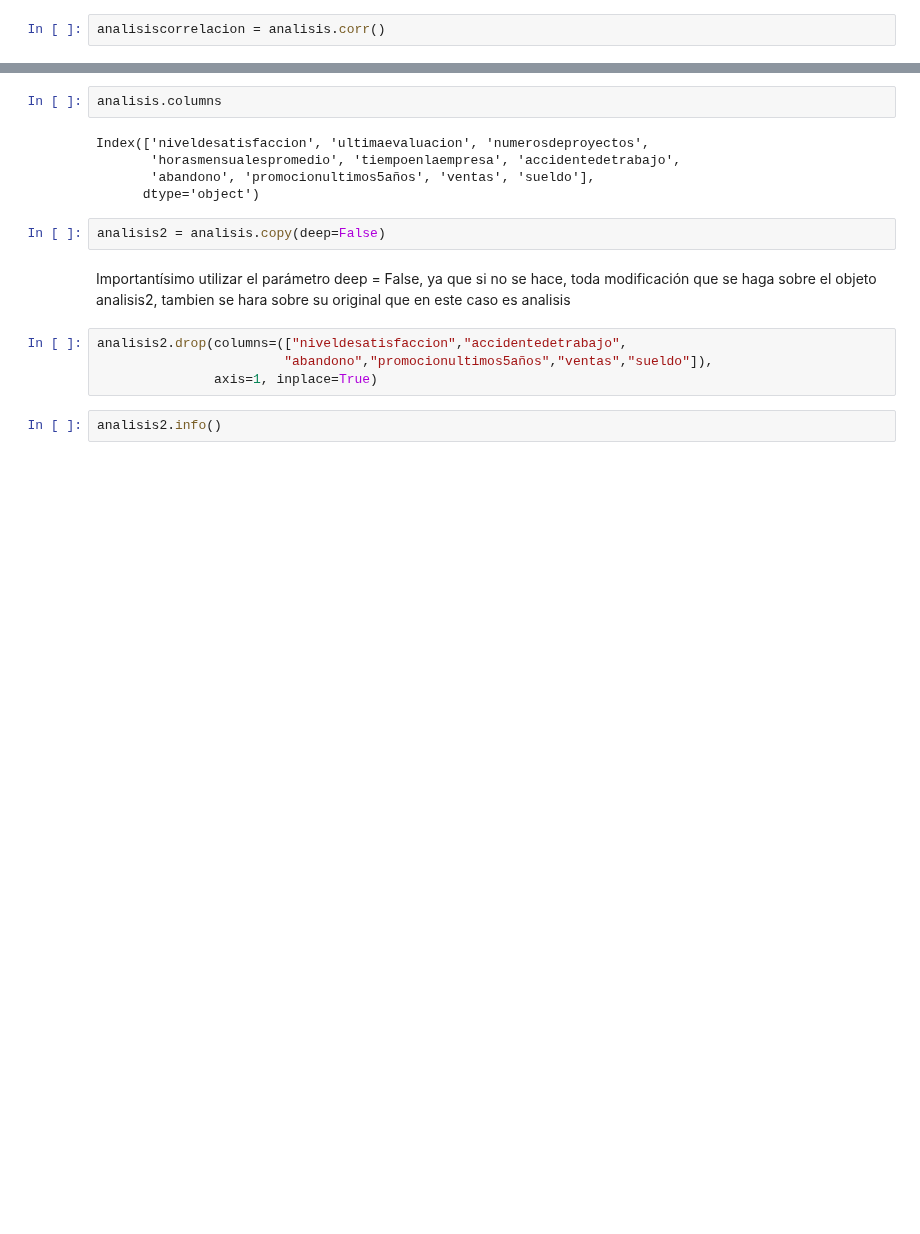
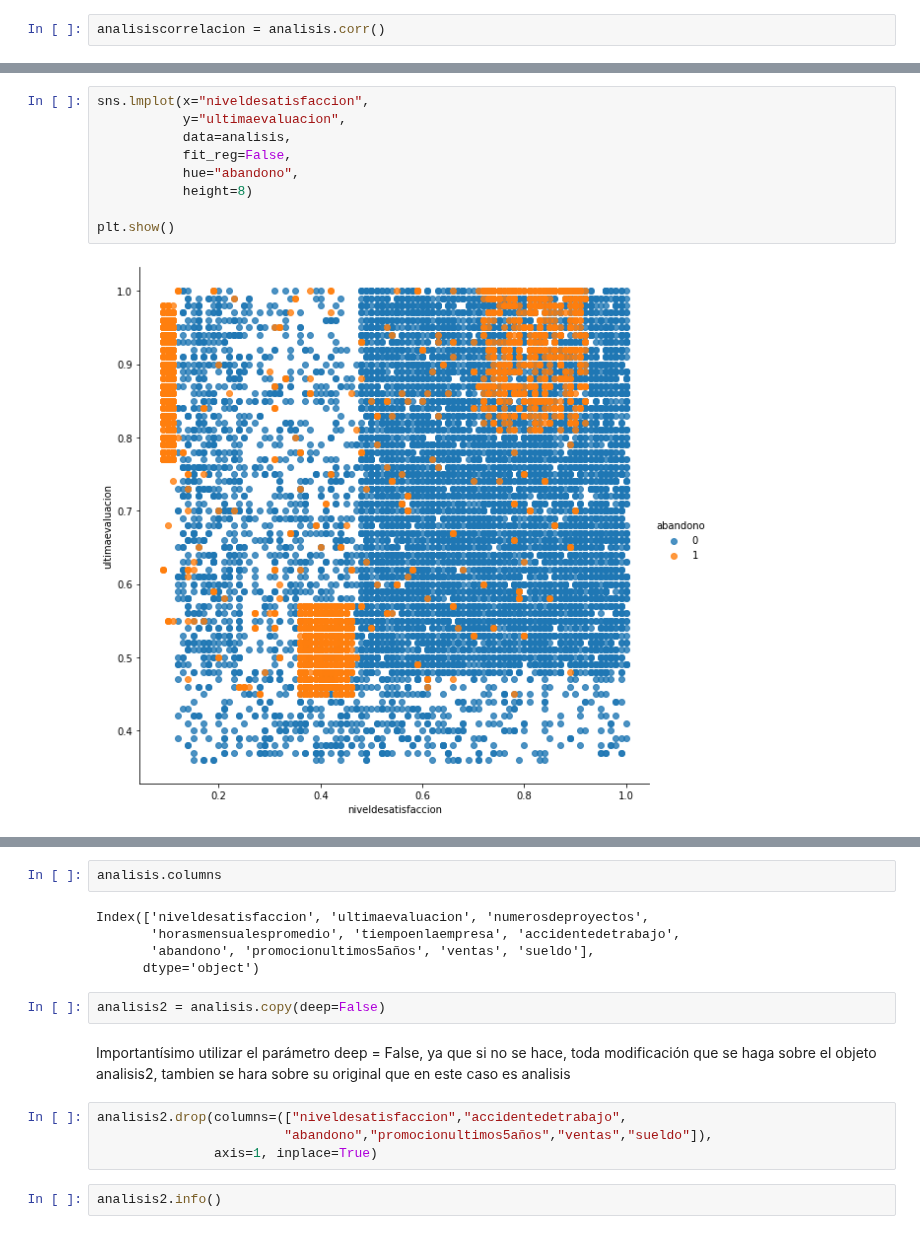
Before and after one commit to cristiandarioortegayubro/BA, a Jupyter notebook: eda_01.ipynb, the cells around one changed output, grey strips where cells are left out. Drawn from its saved outputs; the diff is of its cells as text; blank space fills up the shorter version.

```diff
--- a/eda_01.ipynb
+++ b/eda_01.ipynb
@@ -247,0 +252,11 @@ plt.show()
+# %%
+sns.lmplot(x="niveldesatisfaccion",
+           y="ultimaevaluacion",
+           data=analisis,
+           fit_reg=False,
+           hue="abandono",
+           height=8)
+
+plt.show()
+# %% [output]
+[figure, added]
```
Also changed, not shown: parts of 6 cells of this notebook.
